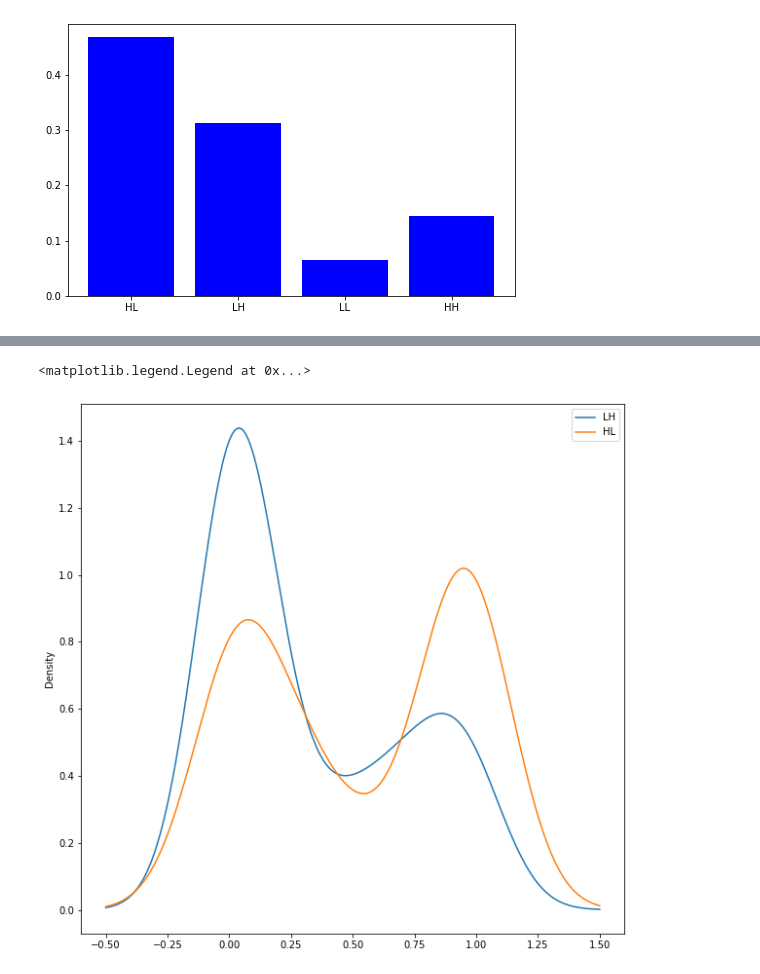
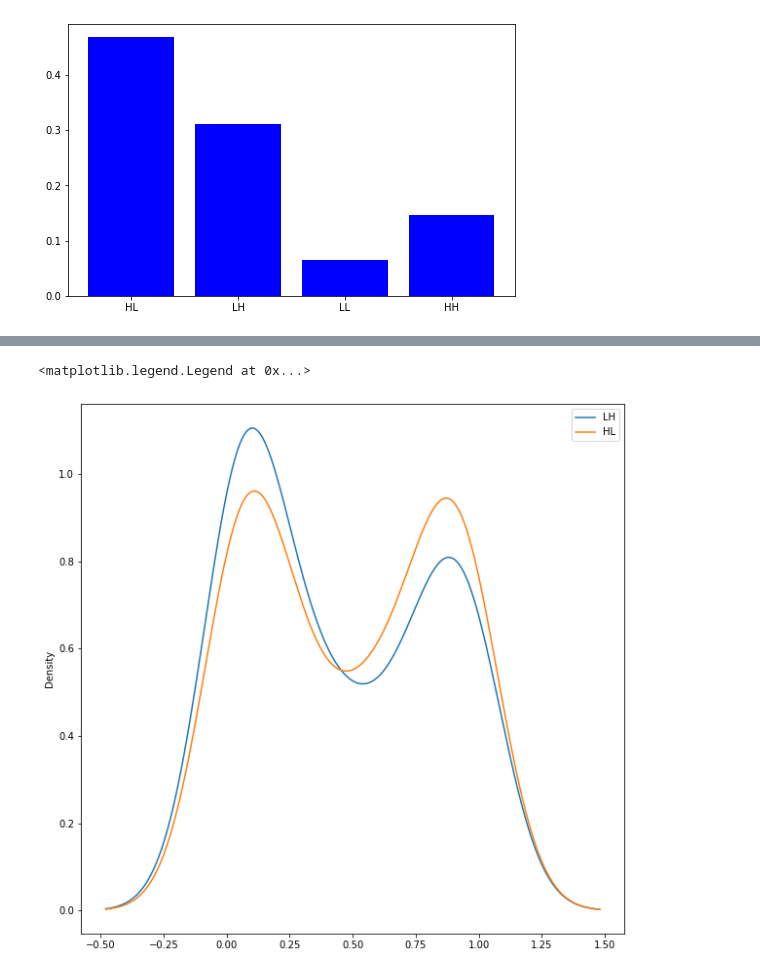
Before and after one commit to parthagrawal02/nafld-results, a Jupyter notebook: Figure3-Results.ipynb, the cells around one changed output, grey strips where cells are left out. Drawn from its saved outputs; the diff is of its cells as text; code cells hidden in the pictures.

```diff
--- a/Figure3-Results.ipynb
+++ b/Figure3-Results.ipynb
@@ -203,7 +203,7 @@ No. of Stable States = 4.0
 # %%
 # For Monostable Parameters
 
-th = [0.329,0.548,0.309,0.558]
+th = [0.329,0.0,0.309,0.0]
 t = np.linspace(0,150)
 count = 0
 states = []
@@ -212,7 +212,6 @@ for i in range(0,1000):
     parm = par(i)
     if(parm[0]==1):
         states.append([0,0,0,0])
-        print(count)
         for j in range(1,100):
             s0 = [2**(20*random.uniform(0,1)),2**(20*random.uniform(0,1)),2**(20*random.uniform(0,1)),2**(20*random.uniform(0,1))]
             s = odeint(f,s0,t)
@@ -230,5 +229,3 @@ for i in range(0,1000):
             states[count][ind] = 1
             state_count[ind] += 1/10900
         count = count + 1
-
-states
@@ -285,7 +247,7 @@ plt.bar(States, values, color ='b',
 [figure]
 # %%
 # For Bistable Parameters
-th = [0.329,0.548,0.309,0.558]
+th = [0.329,0.0,0.309,0.0]
 t = np.linspace(0,150)
 count = 0
 states22 = []
@@ -296,7 +258,6 @@ for i in range(0,1000):
     parm = par(i)
     if(parm[0]==2):
         states22.append([0,0,0,0])
-        print(count)
         for j in range(1,100):
             s0 = [2**(20*random.uniform(0,1)),2**(20*random.uniform(0,1)),2**(20*random.uniform(0,1)),2**(20*random.uniform(0,1))]
             s = odeint(f,s0,t)
@@ -326,4 +287,3 @@ for i in range(0,1000):
             states2[4] += 1/248
 
         count = count + 1
-states
@@ -377,19 +301,18 @@ states2
 # %%
 HL = []
 LH = []
 for i in range(0,len(par_count)):
-    HL.append((states[par_count[i][1]][1])/99)
-    LH.append((states[par_count[i][1]][2])/99)
+    HL.append((states22[par_count[i][1]][1])/99)
+    LH.append((states22[par_count[i][1]][2])/99)
 LH = pd.Series(LH)
 HL = pd.Series(HL)
-HH = pd.Series(HH)
 
 LH.plot.kde()
 HL.plot.kde()
 
 plt.legend(labels = ["LH","HL"])
 # %% [output]
 <matplotlib.legend.Legend at 0x...>
-[figure, old version]
+[figure, new version]
 # %%
 # For Tristable State
```
Also changed, not shown: parts of 11 cells of this notebook.
